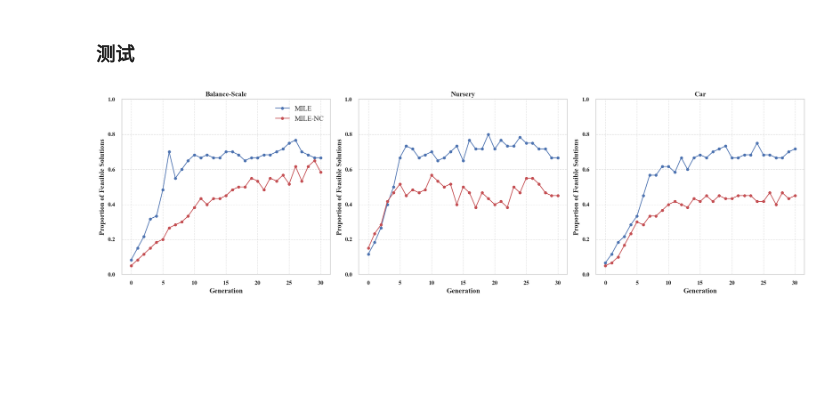
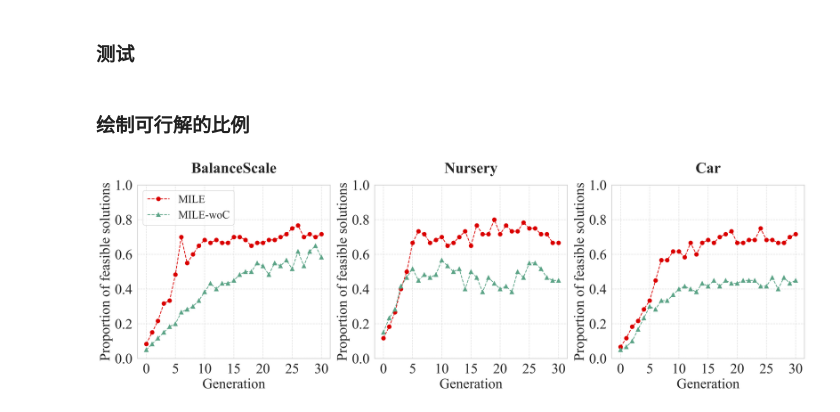
Before and after one commit to zhaishichao/InstanceSelection, a Jupyter notebook: instance_selection/test.ipynb, the cells around one changed output. Saved outputs shown, nothing was run; the diff lists cells and outputs as text; code cells hidden in the pictures; blank space fills up the shorter version.

```diff
--- a/instance_selection/test.ipynb
+++ b/instance_selection/test.ipynb
@@ -167,16 +167,22 @@ from matplotlib import rcParams
 # 1. 数据准备和转换
 data_dict = {
     'Balance_Scale': {
-        'MILE': [5, 9, 13, 19, 20, 29, 42, 33, 36, 39, 34, 34, 35, 41, 38, 40, 41, 40, 40, 42, 42, 41, 39, 40, 40, 41, 36, 38, 37, 41, 42, 38, 43, 45, 46, 39, 42, 41, 40, 39, 40],
-        'MILE-NC': [3, 5, 7, 9, 11, 12, 16, 17, 18, 20, 23, 26, 24, 26, 26, 27, 29, 30, 30, 34, 33, 32, 35, 29, 33, 32, 36, 37, 34, 31, 39, 37, 37, 32, 38, 37, 39, 40, 35, 38, 39]
+        'MILE': [5, 9, 13, 19, 20, 29, 42, 33, 36, 39, 34, 34, 35, 41, 38, 40, 41, 40, 40, 42, 42, 41, 39, 40, 40, 41,
+                 36, 38, 37, 41, 42, 38, 43, 45, 46, 39, 42, 41, 40, 39, 40],
+        'MILE-NC': [3, 5, 7, 9, 11, 12, 16, 17, 18, 20, 23, 26, 24, 26, 26, 27, 29, 30, 30, 34, 33, 32, 35, 29, 33, 32,
+                    36, 37, 34, 31, 39, 37, 37, 32, 38, 37, 39, 40, 35, 38, 39]
     },
     'Nursery': {
-        'MILE': [7, 11, 16, 24, 30, 41, 40, 48, 44, 43, 40, 41, 38, 42, 39, 40, 42, 44, 37, 37, 39, 46, 43, 43, 48, 43, 46, 40, 42, 43, 41, 44, 44, 47, 47, 45, 45, 43, 43, 40, 40],
-        'MILE-NC': [9, 14, 17, 25, 33, 28, 31, 27, 31, 32, 34, 29, 34, 28, 29, 34, 32, 30, 31, 24, 30, 29, 26, 28, 23, 28, 26, 24, 25, 23, 30, 32, 28, 33, 33, 35, 31, 28, 27, 27, 34]
+        'MILE': [7, 11, 16, 24, 30, 41, 40, 48, 44, 43, 40, 41, 38, 42, 39, 40, 42, 44, 37, 37, 39, 46, 43, 43, 48, 43,
+                 46, 40, 42, 43, 41, 44, 44, 47, 47, 45, 45, 43, 43, 40, 40],
+        'MILE-NC': [9, 14, 17, 25, 33, 28, 31, 27, 31, 32, 34, 29, 34, 28, 29, 34, 32, 30, 31, 24, 30, 29, 26, 28, 23,
+                    28, 26, 24, 25, 23, 30, 32, 28, 33, 33, 35, 31, 28, 27, 27, 34]
     },
     'Car': {
-        'MILE': [4, 7, 11, 13, 17, 20, 27, 34, 34, 37, 37, 35, 40, 36, 40, 38, 41, 40, 42, 43, 38, 44, 40, 40, 41, 41, 43, 45, 38, 41, 37, 41, 37, 40, 40, 38, 39, 42, 43, 42, 43],
-        'MILE-NC': [3, 4, 6, 10, 14, 18, 17, 20, 20, 20, 22, 24, 25, 25, 24, 23, 26, 25, 27, 25, 28, 27, 29, 26, 26, 27, 30, 27, 33, 29, 27, 25, 25, 28, 28, 24, 28, 26, 29, 30, 27]
+        'MILE': [4, 7, 11, 13, 17, 20, 27, 34, 34, 37, 37, 35, 40, 36, 40, 38, 41, 40, 42, 43, 38, 44, 40, 40, 41, 41,
+                 43, 45, 38, 41, 37, 41, 37, 40, 40, 38, 39, 42, 43, 42, 43],
+        'MILE-NC': [3, 4, 6, 10, 14, 18, 17, 20, 20, 20, 22, 24, 25, 25, 24, 23, 26, 25, 27, 25, 28, 27, 29, 26, 26, 27,
+                    30, 27, 33, 29, 27, 25, 25, 28, 28, 24, 28, 26, 29, 30, 27]
     }
 }
 
@@ -263,6 +269,8 @@ plt.tight_layout()
 plt.savefig('algorithm_comparison.pdf', format='pdf', dpi=300, bbox_inches='tight')
 
 plt.show()
+# %% [markdown]
+### 绘制可行解的比例
 # %%
 import matplotlib.pyplot as plt
 import seaborn as sns
@@ -270,20 +278,26 @@ import pandas as pd
 
 # 定义数据
 # balance_scale_mile = [5, 9, 13, 19, 20, 29, 42, 33, 36, 39, 34, 34, 35, 41, 38, 40, 41, 40, 40, 42, 42, 41, 39, 40, 40, 41, 36, 38, 37, 41, 42, 38, 43, 45, 46, 39, 42, 41, 40, 39, 40]
-balance_scale_mile = [5, 9, 13, 19, 20, 29, 42, 33, 36, 39, 41, 40, 41, 40, 40, 42, 42, 41, 39, 40, 40, 41, 41, 42, 43, 45, 46, 42, 41, 40, 40]
+balance_scale_mile = [5, 9, 13, 19, 20, 29, 42, 33, 36, 39, 41, 40, 41, 40, 40, 42, 42, 41, 39, 40, 40, 41, 41, 42, 43,
+                      45, 46, 42, 43, 42, 43]
 # balance_scale_mile_nc = [3, 5, 7, 9, 11, 12, 16, 17, 18, 20, 23, 26, 24, 26, 26, 27, 29, 30, 30, 34, 33, 32, 35, 29, 33, 32, 36, 37, 34, 31, 39, 37, 37, 32, 38, 37, 39, 40, 35, 38, 39]
-balance_scale_mile_nc = [3, 5, 7, 9, 11, 12, 16, 17, 18, 20, 23, 26, 24, 26, 26, 27, 29, 30, 30, 33, 32, 29, 33, 32, 34, 31, 37, 32, 37, 39, 35]
+balance_scale_mile_nc = [3, 5, 7, 9, 11, 12, 16, 17, 18, 20, 23, 26, 24, 26, 26, 27, 29, 30, 30, 33, 32, 29, 33, 32, 34,
+                         31, 37, 32, 37, 39, 35]
 
 # nursery_mile = [7, 11, 16, 24, 30, 41, 40, 48, 44, 43, 40, 41, 38, 42, 39, 40, 42, 44, 37, 37, 39, 46, 43, 43, 48, 43, 46, 40, 42, 43, 41, 44, 44, 47, 47, 45, 45, 43, 43, 40, 40]
-nursery_mile = [7, 11, 16, 24, 30, 40, 44, 43, 40, 41, 42, 39, 40, 42, 44, 39, 46, 43, 43, 48, 43, 46, 44, 44, 47, 45, 45, 43, 43, 40, 40]
+nursery_mile = [7, 11, 16, 24, 30, 40, 44, 43, 40, 41, 42, 39, 40, 42, 44, 39, 46, 43, 43, 48, 43, 46, 44, 44, 47, 45,
+                45, 43, 43, 40, 40]
 # nursery_mile_nc = [9, 14, 17, 25, 33, 28, 31, 27, 31, 32, 34, 29, 34, 28, 29, 34, 32, 30, 31, 24, 30, 29, 26, 28, 23, 28, 26, 24, 25, 23, 30, 32, 28, 33, 33, 35, 31, 28, 27, 27, 34]
 
-nursery_mile_nc = [9, 14, 17, 25, 28, 31, 27, 29, 28, 29, 34, 32, 30, 31, 24, 30, 28, 23, 28, 26, 24, 25, 23, 30, 28, 33, 33, 31, 28, 27, 27]
+nursery_mile_nc = [9, 14, 17, 25, 28, 31, 27, 29, 28, 29, 34, 32, 30, 31, 24, 30, 28, 23, 28, 26, 24, 25, 23, 30, 28,
+                   33, 33, 31, 28, 27, 27]
 
 # car_mile = [4, 7, 11, 13, 17, 20, 27, 34, 34, 37, 37, 35, 40, 36, 40, 38, 41, 40, 42, 43, 38, 44, 40, 40, 41, 41, 43, 45, 38, 41, 37, 41, 37, 40, 40, 38, 39, 42, 43, 42, 43]
-car_mile = [4, 7, 11, 13, 17, 20, 27, 34, 34, 37, 37, 35, 40, 36, 40, 41, 40, 42, 43, 44, 40, 40, 41, 41, 45, 41, 41, 40, 40, 42, 43]
+car_mile = [4, 7, 11, 13, 17, 20, 27, 34, 34, 37, 37, 35, 40, 36, 40, 41, 40, 42, 43, 44, 40, 40, 41, 41, 45, 41, 41,
+            40, 40, 42, 43]
 # car_mile_nc = [3, 4, 6, 10, 14, 18, 17, 20, 20, 20, 22, 24, 25, 25, 24, 23, 26, 25, 27, 25, 28, 27, 29, 26, 26, 27, 30, 27, 33, 29, 27, 25, 25, 28, 28, 24, 28, 26, 29, 30, 27]
-car_mile_nc = [3, 4, 6, 10, 14, 18, 17, 20, 20, 22, 24, 25, 24, 23, 26, 25, 27, 25, 27, 26, 26, 27, 27, 27, 25, 25, 28, 24, 28, 26, 27]
+car_mile_nc = [3, 4, 6, 10, 14, 18, 17, 20, 20, 22, 24, 25, 24, 23, 26, 25, 27, 25, 27, 26, 26, 27, 27, 27, 25, 25, 28,
+               24, 28, 26, 27]
 
 # 将数据合并成 DataFrame
 df_balance_scale = pd.DataFrame({
@@ -324,49 +338,50 @@ car_mile_nc = [x / 60 for x in car_mile_nc]
 sns.set(style="whitegrid", font="Times New Roman")
 
 # 创建一个包含3张子图的画布
-fig, axes = plt.subplots(1, 3, figsize=(20, 6))
+fig, axes = plt.subplots(1, 3, figsize=(19, 6.4), dpi=300)
 
 # 设置x轴和y轴的刻度范围
 x_ticks = list(range(0, 31, 5))
 y_ticks = [i / 5 for i in range(6)]
 
 # 绘制每个子图
-datasets = ['Balance-Scale', 'Nursery', 'Car']
+datasets = ['BalanceScale', 'Nursery', 'Car']
 data_sets = [
     (balance_scale_mile, balance_scale_mile_nc),
     (nursery_mile, nursery_mile_nc),
     (car_mile, car_mile_nc)
 ]
 
 for i, (mile, mile_nc) in enumerate(data_sets):
     ax = axes[i]
 
     # 绘制两条线
-    ax.plot(range(len(mile)), mile, marker='o', label='MILE', color='b')
-    ax.plot(range(len(mile_nc)), mile_nc, marker='o', label='MILE-NC', color='r')
+    ax.plot(range(len(mile)), mile, linestyle='--', marker='o',markersize=7.5, label='MILE', color='#DA0000')
+    ax.plot(range(len(mile_nc)), mile_nc, linestyle='--', marker='^', markersize=7.5,label='MILE-woC', color='#5CA487')
+    # 绘制两条线，设置点的大小
 
     # 设置x轴和y轴
     ax.set_xticks(x_ticks)
-    ax.set_xticklabels(x_ticks,fontsize=12, fontweight='bold')
+    ax.set_xticklabels(x_ticks, fontsize=27)
     ax.set_yticks(y_ticks)
-    ax.set_yticklabels([f'{i/5:.1f}' for i in range(6)],fontsize=12, fontweight='bold')
+    ax.set_yticklabels([f'{i / 5:.1f}' for i in range(6)], fontsize=27)
 
-    ax.set_title(datasets[i],fontsize=14, fontweight='bold')
-    ax.set_xlabel('Generation',fontsize=14, fontweight='bold')
-    ax.set_ylabel('Proportion of Feasible Solutions',fontsize=14, fontweight='bold')
+    ax.set_title(datasets[i], fontsize=29, fontweight='bold',pad=23)
+    ax.set_xlabel('Generation', fontsize=27)
+    ax.set_ylabel('Proportion of feasible solutions', fontsize=27)
 
     # 启用网格
     ax.grid(True, linestyle='--', alpha=0.6, which='both')
 
     # 设置图例
     if i == 0:
-        ax.legend(fontsize=14, loc='upper right')
+        ax.legend(fontsize=21, loc='upper left')
 
 # 调整布局并保存为PDF
-# plt.tight_layout(pad=2.0, w_pad=1.5, h_pad=1.2)
+#plt.tight_layout(pad=2.0, w_pad=1.5, h_pad=1.2)
 plt.tight_layout()
-plt.savefig('plot_no_df.pdf', format='pdf', dpi=300)
+plt.savefig('Constrained and Unconstrained.pdf', format='pdf', dpi=300)
 
 plt.show()
 # %% [output]
-[figure, old version]
+[figure, new version]
```
Also changed, not shown: parts of 1 cell of this notebook, 7 other files.
